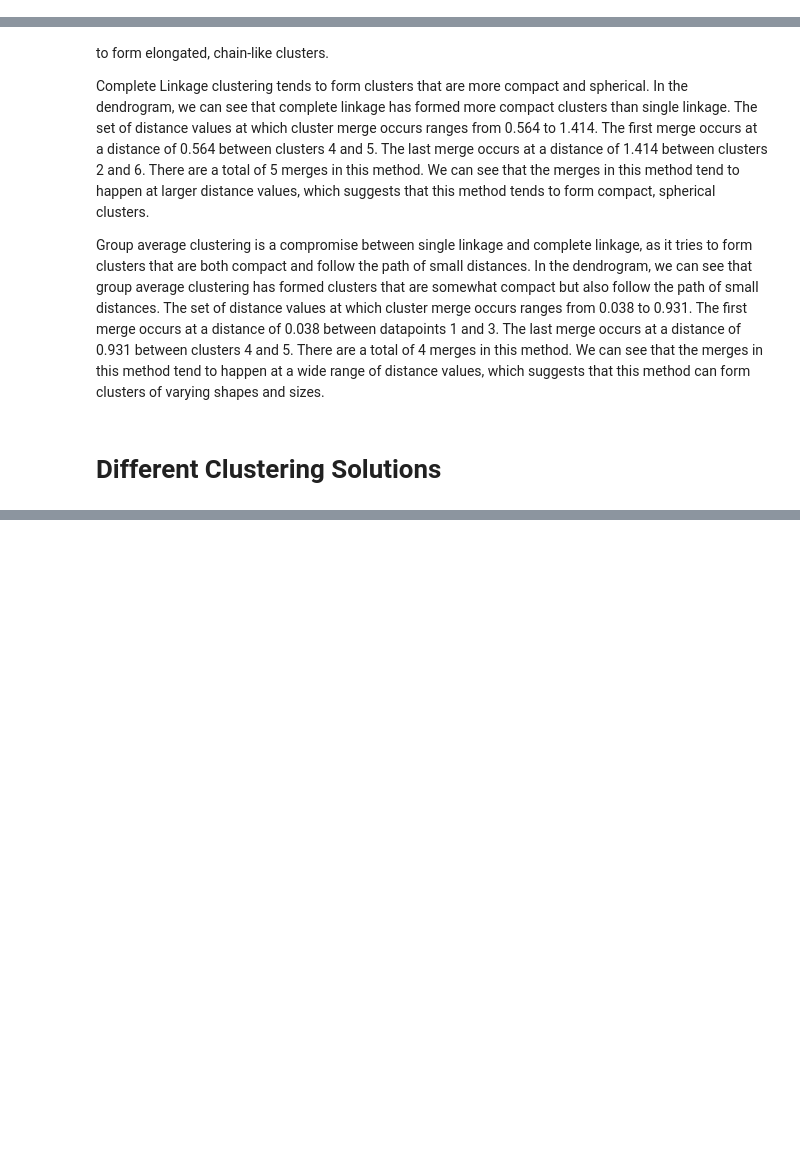
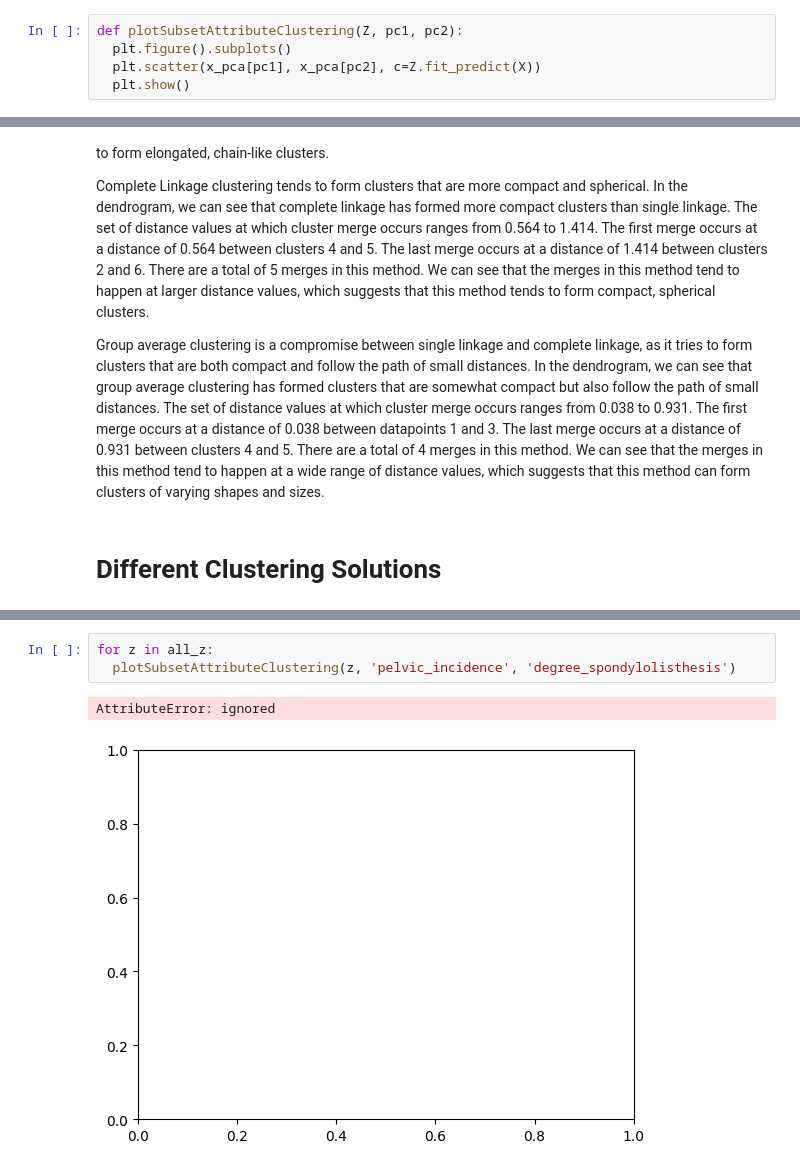
Before and after one commit to cityu-assignment/CS3481-assignment3, a Jupyter notebook: cs3481_asm.ipynb, the cells around one changed output, grey strips where cells are left out. Saved outputs shown, nothing was run; the diff lists cells and outputs as text; blank space fills up the shorter version.

```diff
--- a/cs3481_asm.ipynb
+++ b/cs3481_asm.ipynb
@@ -200,6 +156,11 @@ def plotClustering(Z):
   plt.xlabel('sample index')
   plt.ylabel('distance')
   plt.show()
+# %%
+def plotSubsetAttributeClustering(Z, pc1, pc2):
+  plt.figure().subplots()
+  plt.scatter(x_pca[pc1], x_pca[pc2], c=Z.fit_predict(X))
+  plt.show()
 # %%
 def plotTruncatedClustering(Z):
   ax = plt.figure(figsize=(25, 10)).subplots()
@@ -359,0 +400,6 @@ Based on the evaluation metrics used, the RandomForestClassifier performed the b
+# %%
+for z in all_z:
+  plotSubsetAttributeClustering(z, 'pelvic_incidence', 'degree_spondylolisthesis')
+# %% [output]
+AttributeError: ignored
+[figure, added]
```
Also changed, not shown: parts of 25 cells of this notebook.
